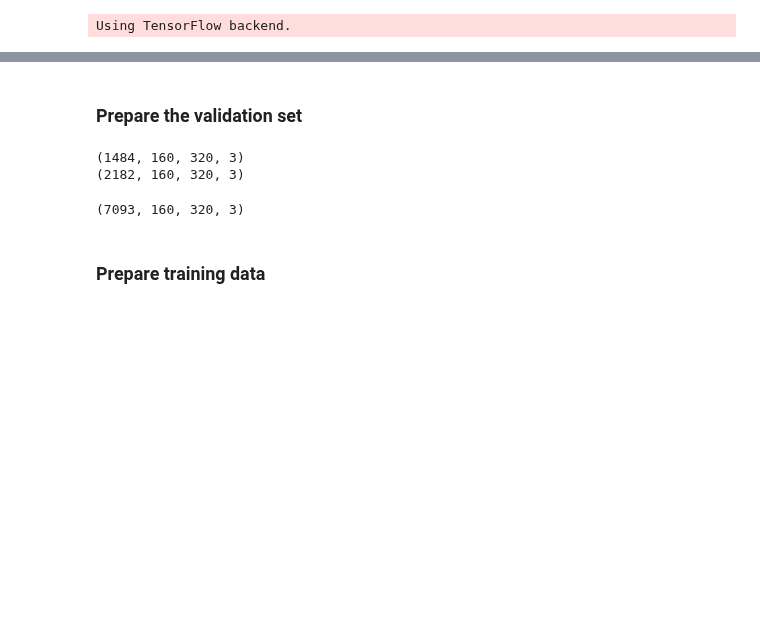
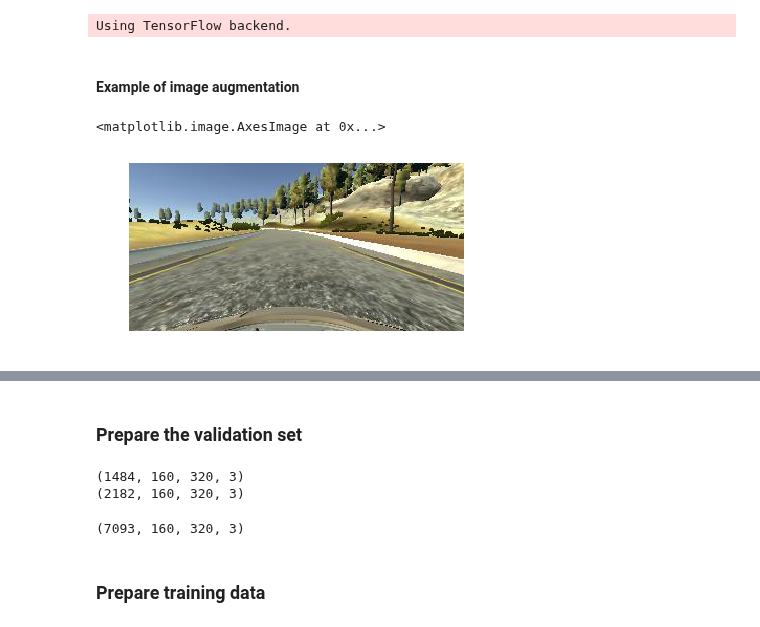
Before and after one commit to trimcao/sdcnd-p3-end-to-end-driving, a Jupyter notebook: train_model.ipynb, the cells around one changed output, grey strips where cells are left out. Saved outputs shown, nothing was run; the diff lists cells and outputs as text; code cells hidden in the pictures; blank space fills up the shorter version.

```diff
--- a/train_model.ipynb
+++ b/train_model.ipynb
@@ -94,3 +94,12 @@ def get_data_sides(path, correction=0.3, only_Y=False):
         return X, y
     else:
         return y
+# %% [markdown]
+#### Example of image augmentation
+# %%
+img_center = mpimg.imread('./figs/center_example.jpg')
+plt.axis('off')
+plt.imshow(img_center)
+# %% [output]
+<matplotlib.image.AxesImage at 0x...>
+[figure, added]
```
Also changed, not shown: parts of 3 cells of this notebook, 2 other files.
